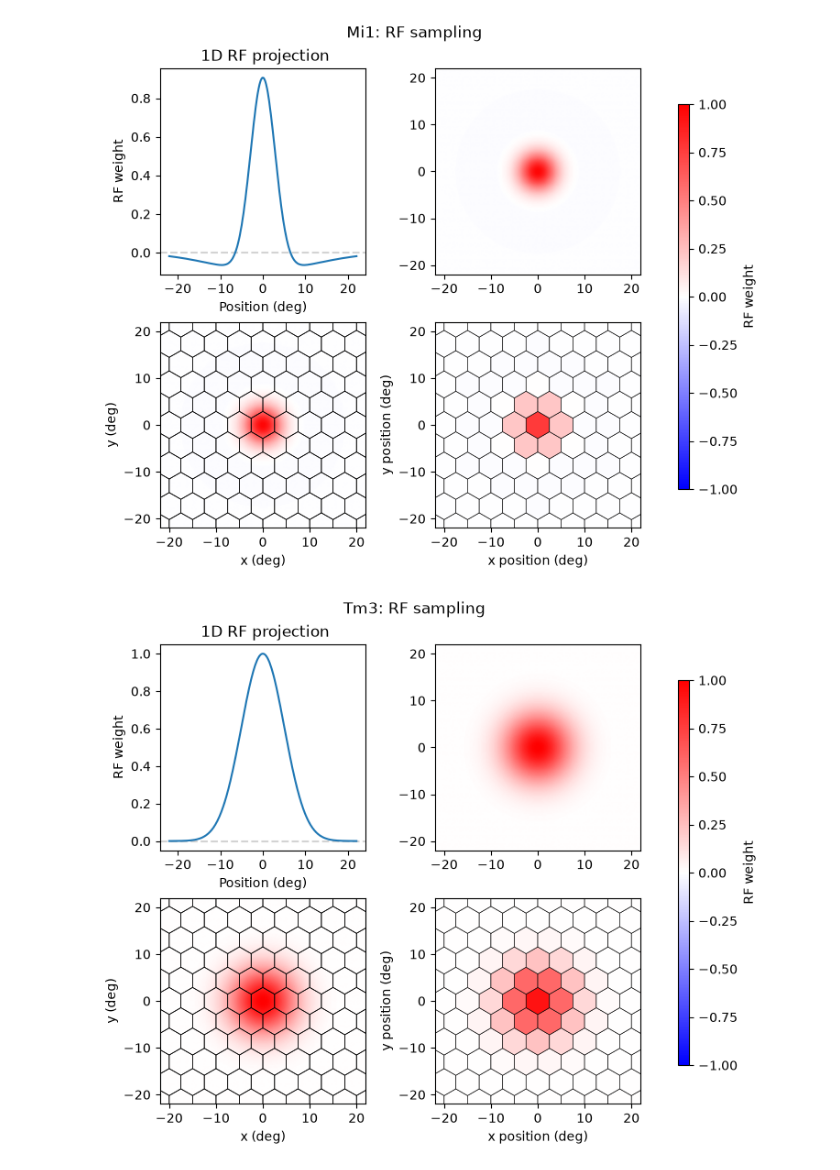
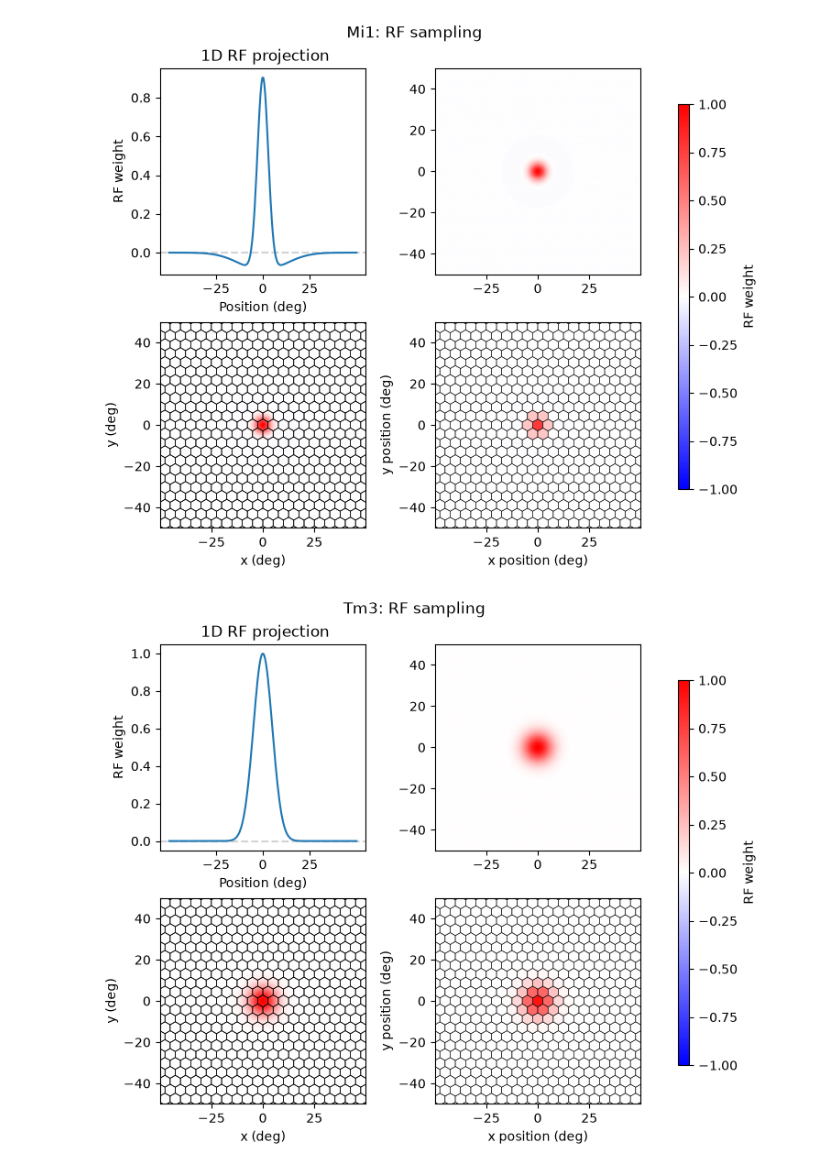
Before and after one commit to guardomayas/connectome_cnn, a Jupyter notebook: notebooks/DoG_front_end.ipynb, the cells around one changed output. Drawn from its saved outputs; the diff is of its cells as text; code cells hidden in the pictures.

```diff
--- a/notebooks/DoG_front_end.ipynb
+++ b/notebooks/DoG_front_end.ipynb
@@ -263,8 +237,8 @@ def plot_hex_sampled_rf(
     ax.autoscale_view()
 # %%
 
-x2 = np.linspace(-22, 22, 200)
-y2 = np.linspace(-22, 22, 200)
+x2 = np.linspace(-50, 50, 200)
+y2 = np.linspace(-50, 50, 200)
 
 X, Y = np.meshgrid(x2, y2)
 xmin, xmax = x2.min(), x2.max()
@@ -302,6 +276,7 @@ for ctype in T4_inputs["Celltype"].unique():
 
     for ax in axs.flat:
         ax.set_box_aspect(ratio)
+        ax.set_xticks([-25,0,25])
 
     axs[0,0].axhline(0, ls='--', c='lightgray')
     axs[0,0].plot(x2, rf_1d)
@@ -358,32 +333,32 @@ for ctype in T4_inputs["Celltype"].unique():
         box_size = hex_spacing_deg,
         projected_1d=False,
     ).ravel()
 
     # axs[1,0].set_title(f"{ctype}: 2D radial DoG + hex samples")
     axs[1,0].set_xlabel("x (deg)")
     axs[1,0].set_ylabel("y (deg)")
 
     plot_hex_sampled_rf(
         ax=axs[1,1],
         centers=centers,
         values=rf_hex,
         spacing=hex_spacing_deg,
         cmap="bwr",
         norm=norm_linear,
         edgecolor="k",
         linewidth=0.45,
     )
 
     axs[1,1].set_xlim(xmin, xmax)
     axs[1,1].set_ylim(ymin, ymax)
     # axs[1,1].set_title(f"{ctype}: hex-sampled 2D DoG")
     axs[1,1].set_xlabel("x position (deg)")
     axs[1,1].set_ylabel("y position (deg)")
 
     sm = plt.cm.ScalarMappable(cmap="bwr", norm=norm_linear)
     cbar_ax = fig.add_axes([1.05, 0.15, 0.02, 0.7])  # [left, bottom, width, height] in figure fraction
     cbar_ax.set_in_layout(False)  # tell constrained_layout to ignore this axes
     fig.colorbar(sm, cax=cbar_ax, label="RF weight")
 # %% [output]
-[figure, old version]
+[figure, new version]
-[figure, old version]
+[figure, new version]
```
Also changed, not shown: parts of 2 cells of this notebook, 5 other files.
